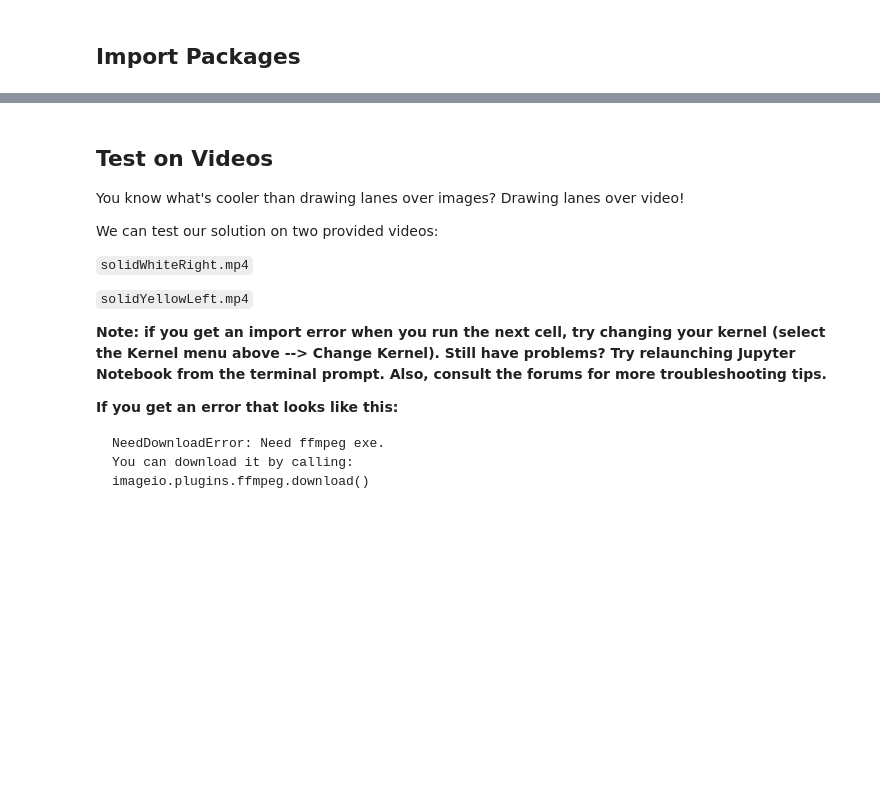
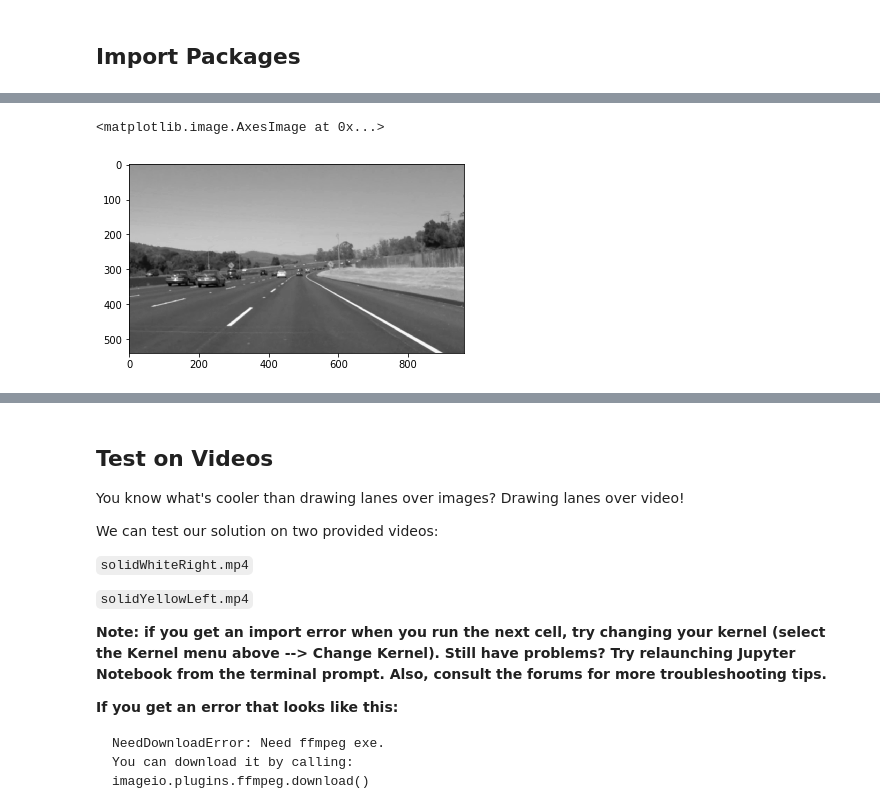
Before and after one commit to ninemillionbicycles/CarND-LaneLines-P1, a Jupyter notebook: P1.ipynb, the cells around one changed output, grey strips where cells are left out. Cells and saved outputs as stored; diff of their text form; code cells hidden in the pictures; blank space fills up the shorter version.

```diff
--- a/P1.ipynb
+++ b/P1.ipynb
@@ -170,0 +78,12 @@ def weighted_img(img, initial_img, α=0.8, β=1., γ=0.):
+# %%
+# Define a kernel size and apply Gaussian smoothing
+kernel_size = 5
+image_blur_gray = cv2.GaussianBlur(image_gray, (kernel_size, kernel_size), 0)
+
+cv2.imwrite('test_images_output/gaussian.jpg', image_blur_gray)
+
+# Display the image
+plt.imshow(image_blur_gray, cmap="gray")
+# %% [output]
+<matplotlib.image.AxesImage at 0x...>
+[figure, added]
```
Also changed, not shown: parts of 33 cells of this notebook, 1 other file.
